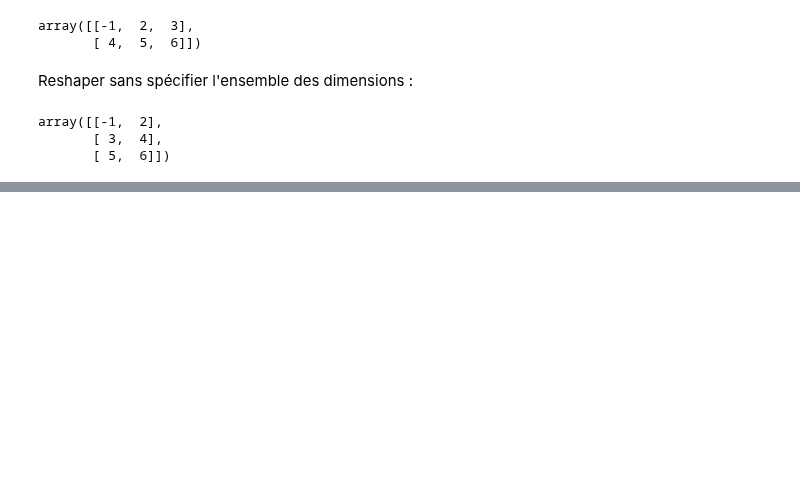
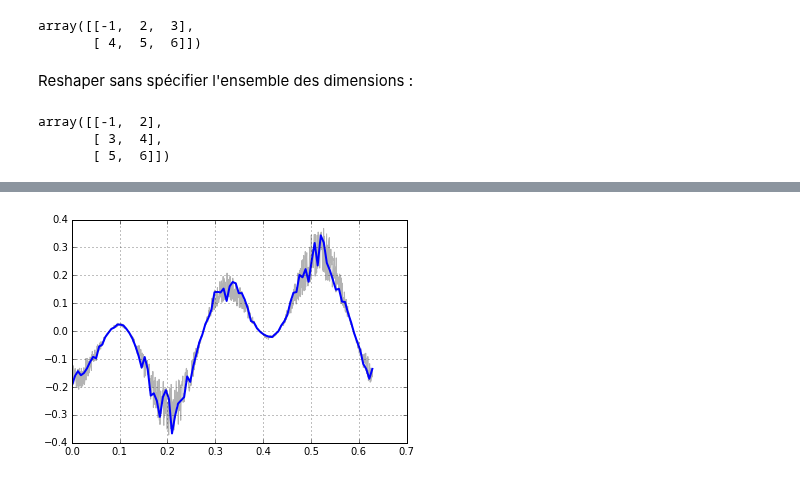
Before and after one commit to jhillairet/Python_Course_For_Fusion, a Jupyter notebook: Courses/PartIII_NumPy.ipynb, the cells around one changed output, grey strips where cells are left out. Drawn from its saved outputs; the diff is of its cells as text; code cells hidden in the pictures; blank space fills up the shorter version.

```diff
--- a/Courses/PartIII_NumPy.ipynb
+++ b/Courses/PartIII_NumPy.ipynb
@@ -575,0 +667,24 @@ array([[-1,  2],
+# %%
+from scipy.interpolate import interp1d
+
+import matplotlib.pyplot as plt
+%matplotlib inline
+
+# generates a noisy signal
+signal_length = 1000
+omega = 10
+t = np.linspace(0, (2*np.pi)/omega, signal_length)
+noisy_signal = (0.1*np.random.rand(signal_length) - 0.2) \
+                *(np.cos(3*omega*t) + np.sin(omega*t))
+
+# interpolating the signal
+f = interp1d(t, noisy_signal)
+
+# plot the original signal
+# and the interpolation on a decimated basis
+t2 = np.linspace(0, (2*np.pi)/omega, signal_length/10)
+plt.plot(t, noisy_signal, color=(.7,.7,.7,1))
+plt.plot(t2, f(t2), lw=2)
+plt.grid(True)
+# %% [output]
+[figure, added]
```
Also changed, not shown: parts of 56 cells of this notebook.
